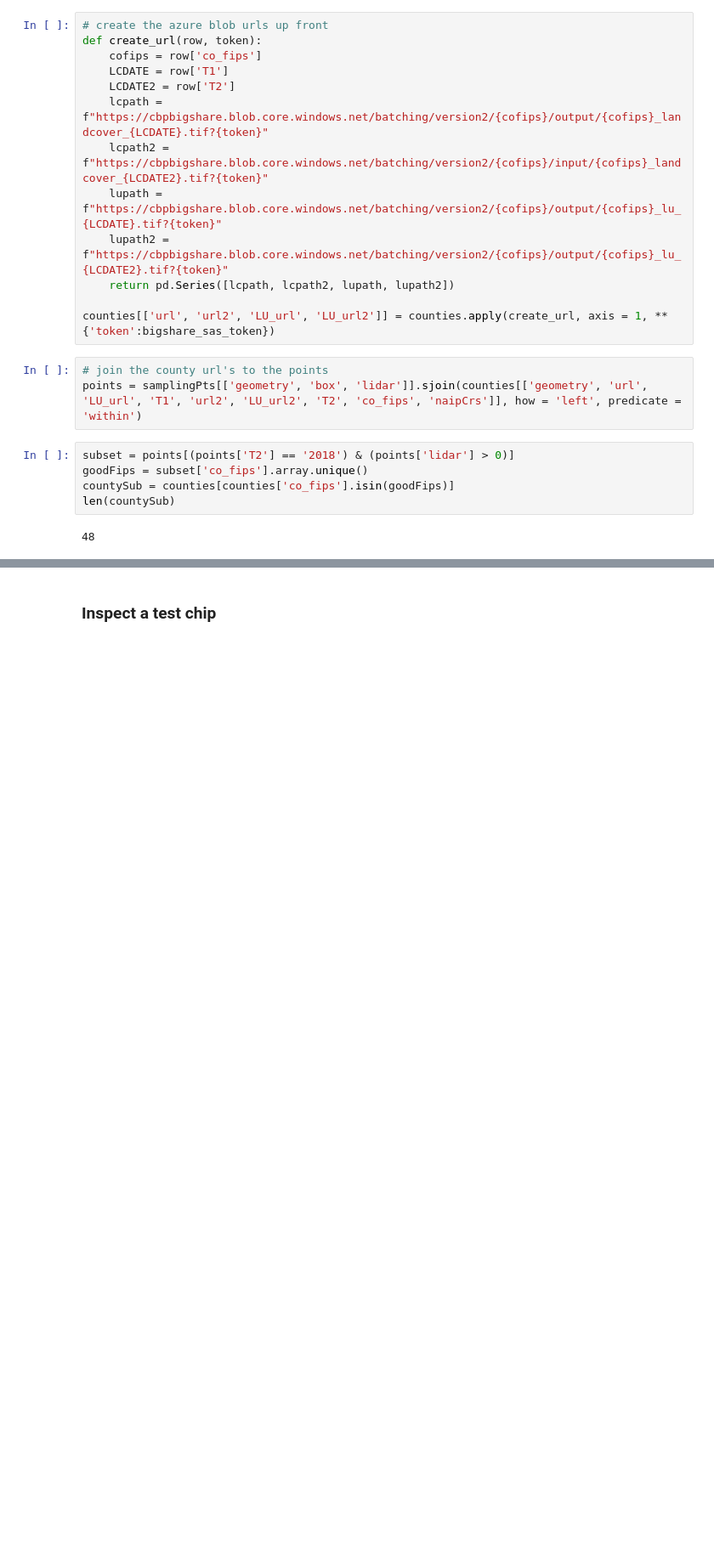
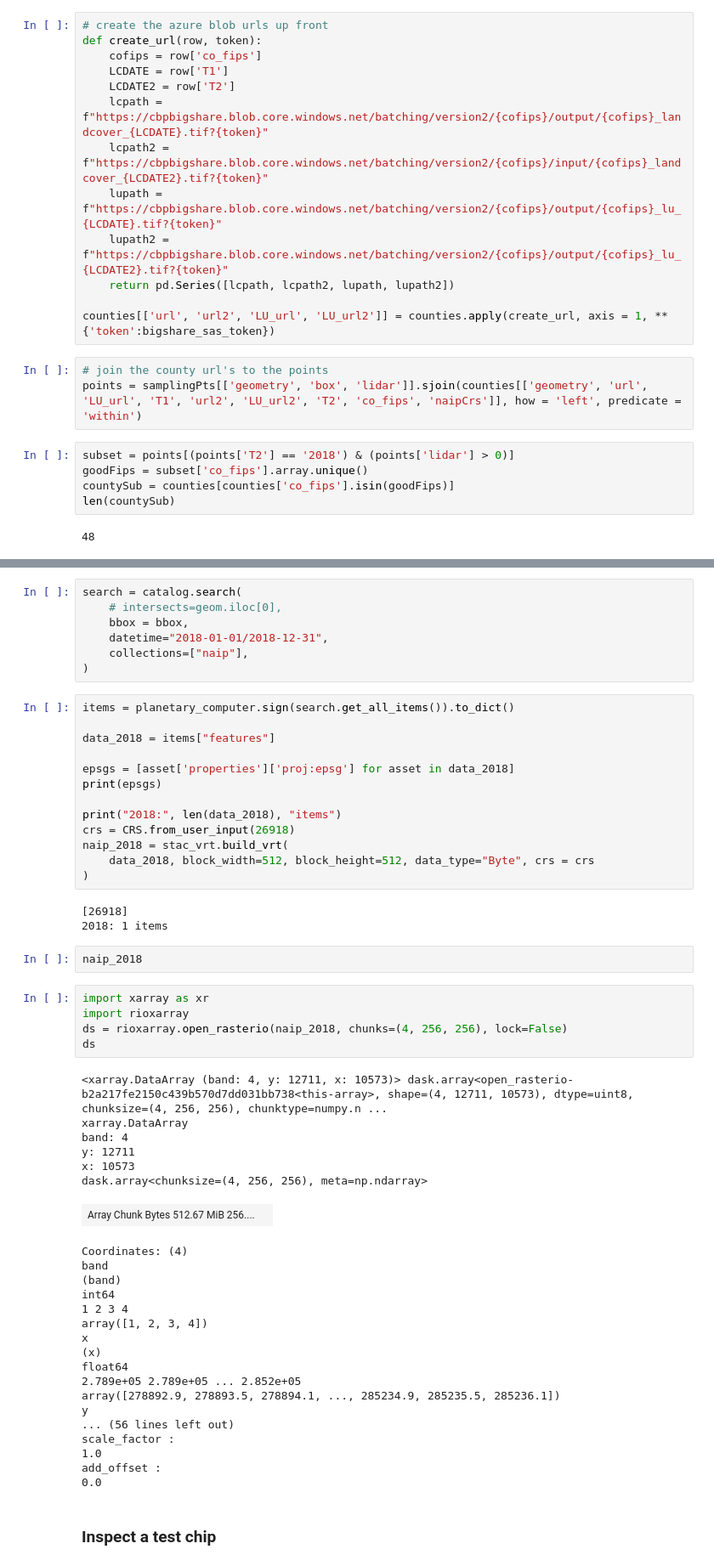
Before and after one commit to mjevans26/Solar_UNet, a Jupyter notebook: demos/SampleUNetData_PC.ipynb, the cells around one changed output, grey strips where cells are left out. Shown at 85% size. Drawn from its saved outputs; the diff is of its cells as text; blank space fills up the shorter version.

```diff
--- a/demos/SampleUNetData_PC.ipynb
+++ b/demos/SampleUNetData_PC.ipynb
@@ -327,2 +200,57 @@ len(countySub)
+# %%
+search = catalog.search(
+    # intersects=geom.iloc[0],
+    bbox = bbox,
+    datetime="2018-01-01/2018-12-31",
+    collections=["naip"],
+)
+# %%
+items = planetary_computer.sign(search.get_all_items()).to_dict()
+
+data_2018 = items["features"]
+
+epsgs = [asset['properties']['proj:epsg'] for asset in data_2018]
+print(epsgs)
+
+print("2018:", len(data_2018), "items")
+crs = CRS.from_user_input(26918)
+naip_2018 = stac_vrt.build_vrt(
+    data_2018, block_width=512, block_height=512, data_type="Byte", crs = crs
+)
+# %% [output]
+[26918]
+2018: 1 items
+# %%
+naip_2018
+# %%
+import xarray as xr
+import rioxarray
+ds = rioxarray.open_rasterio(naip_2018, chunks=(4, 256, 256), lock=False)
+ds
+# %% [output]
+<xarray.DataArray (band: 4, y: 12711, x: 10573)> dask.array<open_rasterio-b2a217fe2150c439b570d7dd031bb738<this-array>, shape=(4, 12711, 10573), dtype=uint8, chunksize=(4, 256, 256), chunktype=numpy.n ...
+xarray.DataArray
+band: 4
+y: 12711
+x: 10573
+dask.array<chunksize=(4, 256, 256), meta=np.ndarray>
+| Array Chunk Bytes 512.67 MiB 256.... |  |
+Coordinates: (4)
+band
+(band)
+int64
+1 2 3 4
+array([1, 2, 3, 4])
+x
+(x)
+float64
+2.789e+05 2.789e+05 ... 2.852e+05
+array([278892.9, 278893.5, 278894.1, ..., 285234.9, 285235.5, 285236.1])
+y
+... (56 lines left out)
+scale_factor :
+1.0
+add_offset :
+0.0
 # %% [markdown]
 ### Inspect a test chip
```
Also changed, not shown: parts of 12 cells of this notebook.
